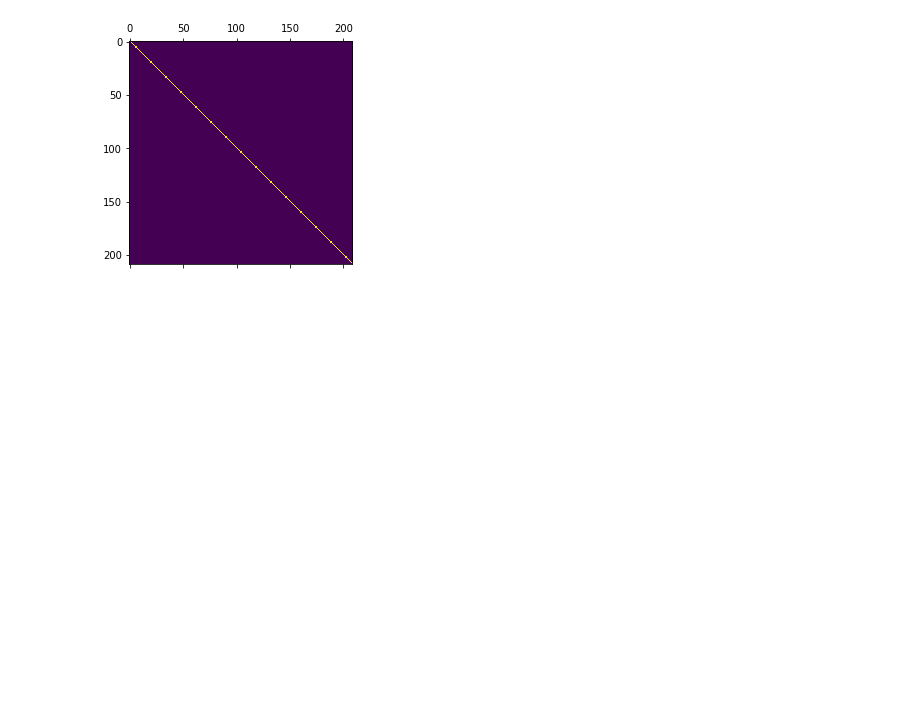
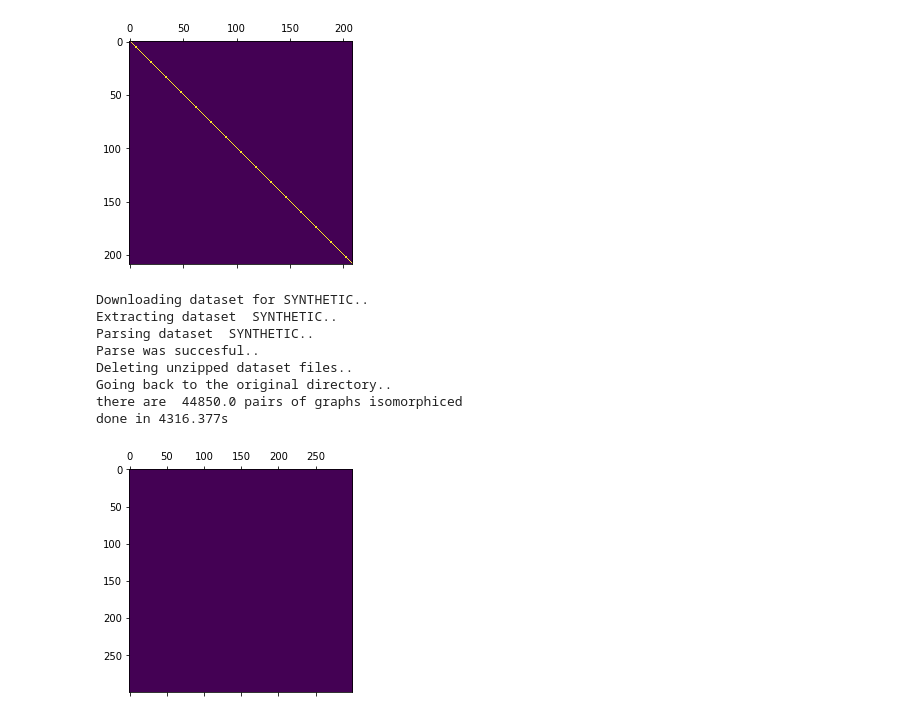
Before and after one commit to LeeYuuuan/Graph-Kernel-Isomorphic-, a Jupyter notebook: TUDatasetAnalsis.ipynb, the cells around one changed output. Cells and saved outputs as stored; diff of their text form; code cells hidden in the pictures; blank space fills up the shorter version.

```diff
--- a/TUDatasetAnalsis.ipynb
+++ b/TUDatasetAnalsis.ipynb
@@ -566,0 +549,15 @@ DrawIsomorphicMatrix("MSRC_2C", True, False)
+# %%
+
+t0 = time.time()
+DrawIsomorphicMatrix("SYNTHETIC", False, False)
+print("done in %0.3fs\n" % (time.time() - t0))
+# %% [output]
+Downloading dataset for SYNTHETIC..
+Extracting dataset  SYNTHETIC..
+Parsing dataset  SYNTHETIC..
+Parse was succesful..
+Deleting unzipped dataset files..
+Going back to the original directory..
+there are  44850.0 pairs of graphs isomorphiced
+done in 4316.377s
+[figure, added]
```
Also changed, not shown: parts of 18 cells of this notebook.
